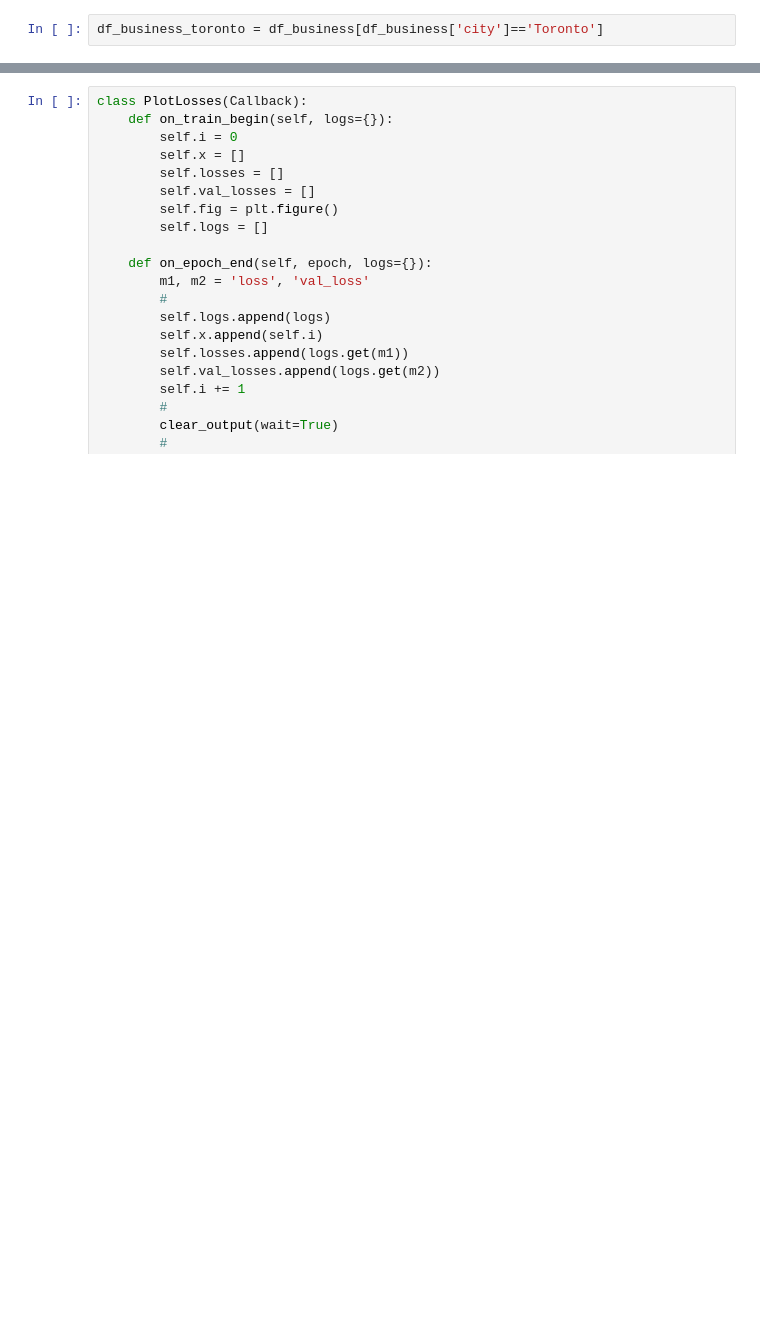
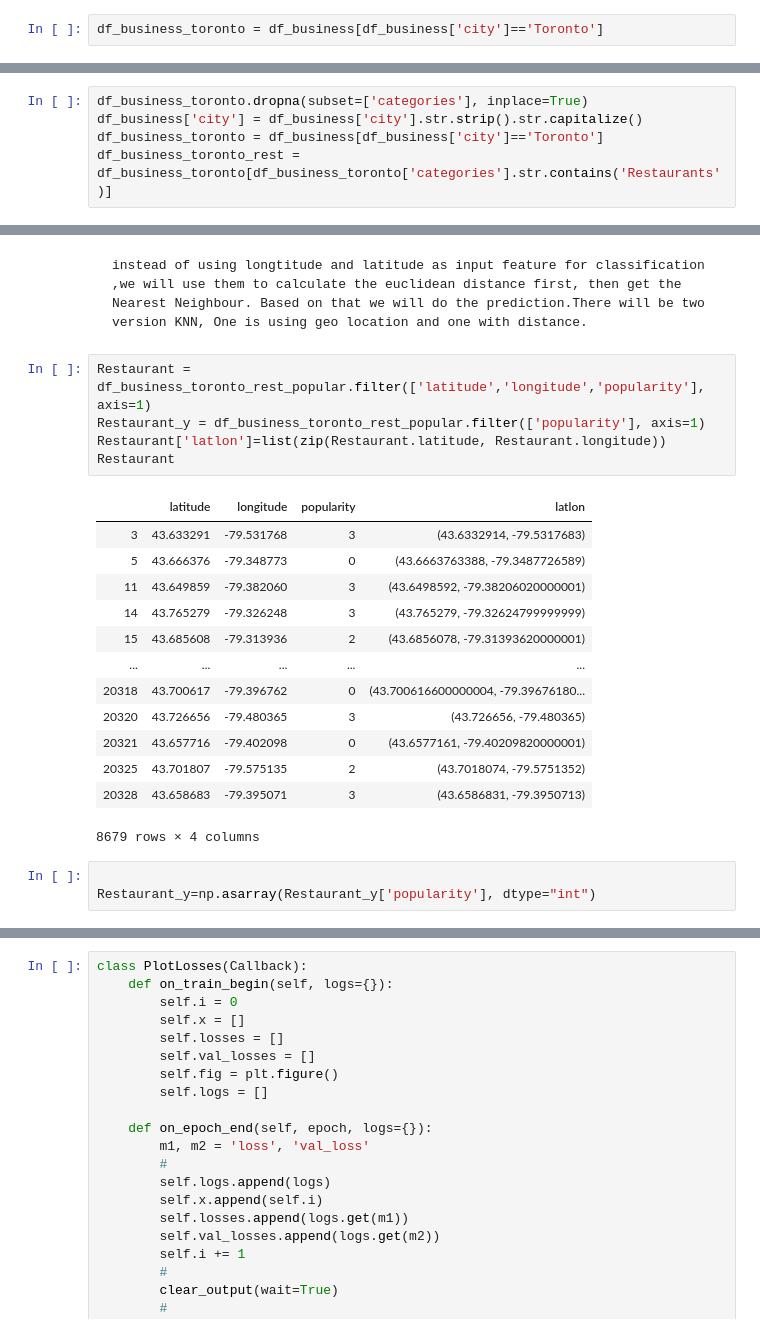
Before and after one commit to LongQin1/Adv.BA-Final-Proj, a Jupyter notebook: CNN_location.ipynb, the cells around one changed output, grey strips where cells are left out. Cells and saved outputs as stored; diff of their text form; blank space fills up the shorter version.

```diff
--- a/RNN_location.ipynb
+++ b/CNN_location.ipynb
@@ -28,0 +34,5 @@ df_business_toronto = df_business[df_business['city']=='Toronto']
+# %%
+df_business_toronto.dropna(subset=['categories'], inplace=True)
+df_business['city'] = df_business['city'].str.strip().str.capitalize()
+df_business_toronto = df_business[df_business['city']=='Toronto']
+df_business_toronto_rest = df_business_toronto[df_business_toronto['categories'].str.contains('Restaurants')]
@@ -28,0 +92,24 @@ df_business_toronto = df_business[df_business['city']=='Toronto']
+# %% [markdown]
+    instead of using longtitude and latitude as input feature for classification ,we will use them to calculate the euclidean distance first, then get the Nearest Neighbour. Based on that we will do the prediction.There will be two version KNN, One is using geo location and one with distance.
+# %%
+Restaurant = df_business_toronto_rest_popular.filter(['latitude','longitude','popularity'], axis=1)
+Restaurant_y = df_business_toronto_rest_popular.filter(['popularity'], axis=1)
+Restaurant['latlon']=list(zip(Restaurant.latitude, Restaurant.longitude))
+Restaurant
+# %% [output]
+|  | latitude | longitude | popularity | latlon |
+| 3 | 43.633291 | -79.531768 | 3 | (43.6332914, -79.5317683) |
+| 5 | 43.666376 | -79.348773 | 0 | (43.6663763388, -79.3487726589) |
+| 11 | 43.649859 | -79.382060 | 3 | (43.6498592, -79.38206020000001) |
+| 14 | 43.765279 | -79.326248 | 3 | (43.765279, -79.32624799999999) |
+| 15 | 43.685608 | -79.313936 | 2 | (43.6856078, -79.31393620000001) |
+| ... | ... | ... | ... | ... |
+| 20318 | 43.700617 | -79.396762 | 0 | (43.700616600000004, -79.39676180... |
+| 20320 | 43.726656 | -79.480365 | 3 | (43.726656, -79.480365) |
+| 20321 | 43.657716 | -79.402098 | 0 | (43.6577161, -79.40209820000001) |
+| 20325 | 43.701807 | -79.575135 | 2 | (43.7018074, -79.5751352) |
+| 20328 | 43.658683 | -79.395071 | 3 | (43.6586831, -79.3950713) |
+8679 rows × 4 columns
+# %%
+
+Restaurant_y=np.asarray(Restaurant_y['popularity'], dtype="int")
```
Also changed, not shown: parts of 27 cells of this notebook.
